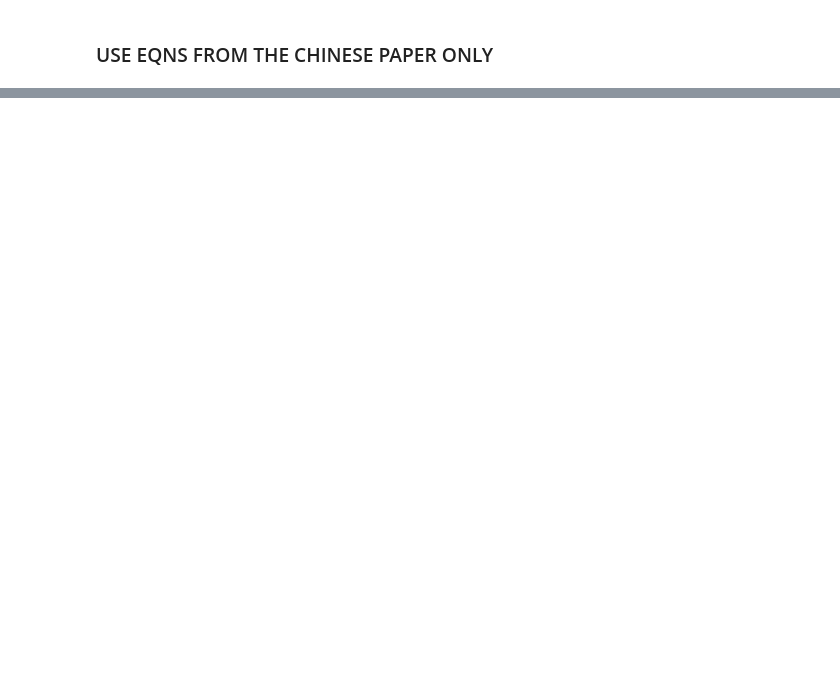
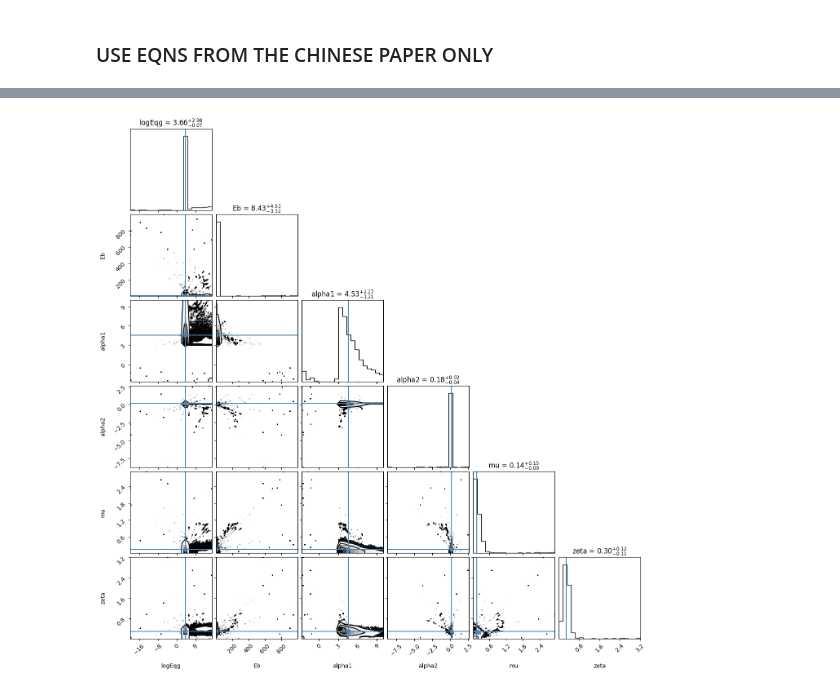
Before and after one commit to DarkWake9/Project-QG, a Jupyter notebook: task1/task1a.ipynb, the cells around one changed output, grey strips where cells are left out. Saved outputs shown, nothing was run; the diff lists cells and outputs as text; code cells hidden in the pictures; blank space fills up the shorter version.

```diff
--- a/task1/task1a.ipynb
+++ b/task1/task1a.ipynb
@@ -174,0 +236,6 @@ truths = [results[:,i].mean() for i in range(ndim_null)]
+# %%
+#QUADRATIC
+init_quad = np.array([np.random.uniform(logeq2min, logeq2max, nwalkers), np.random.uniform(Ebmin, Ebmax, nwalkers), np.random.uniform(alpha1min, alpha1max, nwalkers), np.random.uniform(alpha2min, alpha2max, nwalkers), np.random.uniform(mumin, mumax, nwalkers), np.random.uniform(zetamin, zetamax, nwalkers)]).T
+
+sampler2 = emcee.EnsembleSampler(nwalkers, ndim_liv, logpost_quad, pool=mul.Pool(8), threads=8)
+sampler2.run_mcmc(init_quad, nsteps, progress=True)
@@ -182,0 +288,3 @@ WARNING:root:Too few points to create valid contours
+# %%
+fig2 = corner(samples2, labels=['logEqg', 'Eb', 'alpha1', 'alpha2', 'mu', 'zeta'], truths=truths2, hist_kwargs={'density' : True}, show_titles=True, title_kwargs={"fontsize": 12})
+# %% [output]
@@ -182,0 +301 @@ WARNING:root:Too few points to create valid contours
+[figure, added]
```
Also changed, not shown: parts of 14 cells of this notebook.
